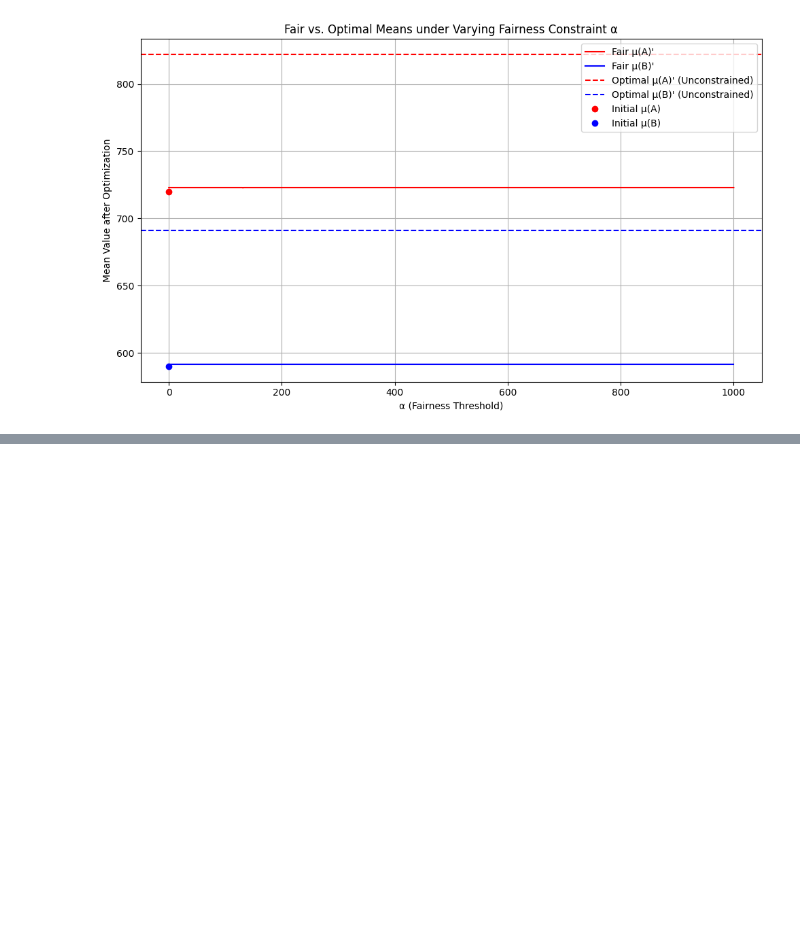
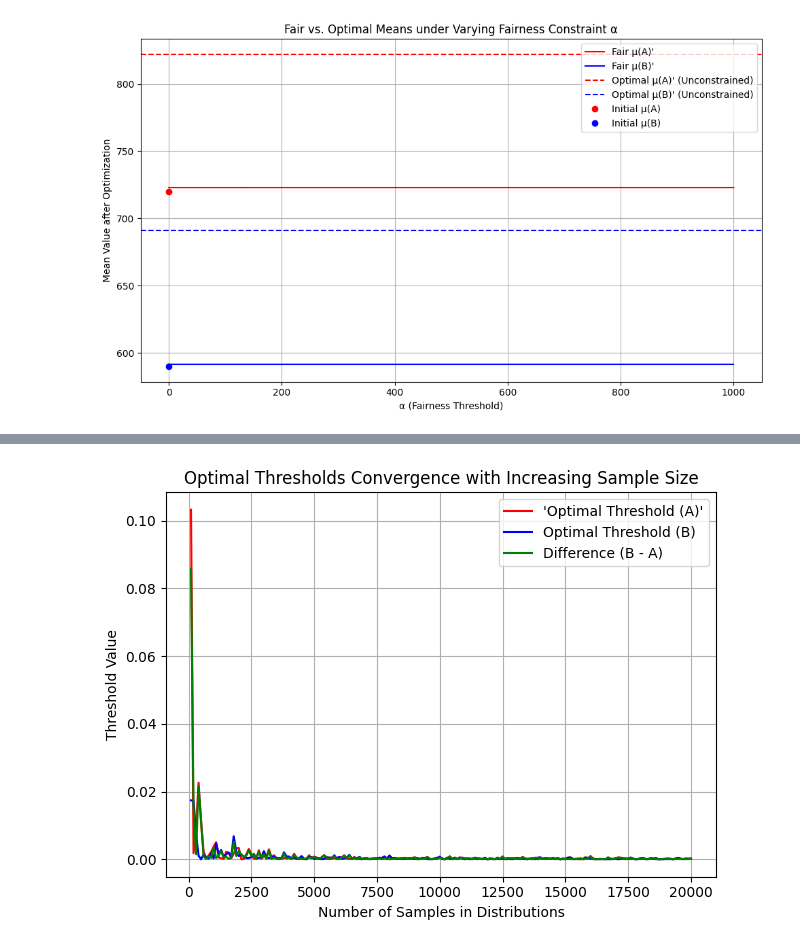
Before and after one commit to joeljins/RoAR, a Jupyter notebook: fairness.ipynb, the cells around one changed output, grey strips where cells are left out. Cells and saved outputs as stored; diff of their text form; code cells hidden in the pictures; blank space fills up the shorter version.

```diff
--- a/fairness.ipynb
+++ b/fairness.ipynb
@@ -246,0 +258,34 @@ print(min(B), max(B))
+# %%
+### Will Optimal Thresholds Converge?
+
+n_samples = list(range(100, 20001, 100))
+mean_a, std_a = 0.5, 1
+mean_b, std_b = 0, 1
+
+x1 = []
+y1 = []
+y2 = []
+y3 = []
+
+np.random.seed(1)
+for i in n_samples:
+    A = np.random.normal(mean_a, std_a, i)
+    B = np.random.normal(mean_b, std_b, i)
+    x1.append(i)
+    y1.append(opt_step(A, 1, -1, 1, -1)[1])
+    y2.append(opt_step(B, 1, -1, 1, -1)[1])
+    y3.append(np.abs(y2[-1] - y1[-1]))
+
+plt.plot(x1, y1, label="'Optimal Threshold (A)'", color='red')
+plt.plot(x1, y2, label='Optimal Threshold (B)', color='blue')
+plt.plot(x1, y3, label='Difference (B - A)', color='green')
+
+
+plt.title("Optimal Thresholds Convergence with Increasing Sample Size")
+plt.xlabel("Number of Samples in Distributions")
+plt.ylabel("Threshold Value")
+plt.legend()
+plt.grid(True)
+plt.tight_layout()
+# %% [output]
+[figure, added]
```
Also changed, not shown: parts of 6 cells of this notebook.
